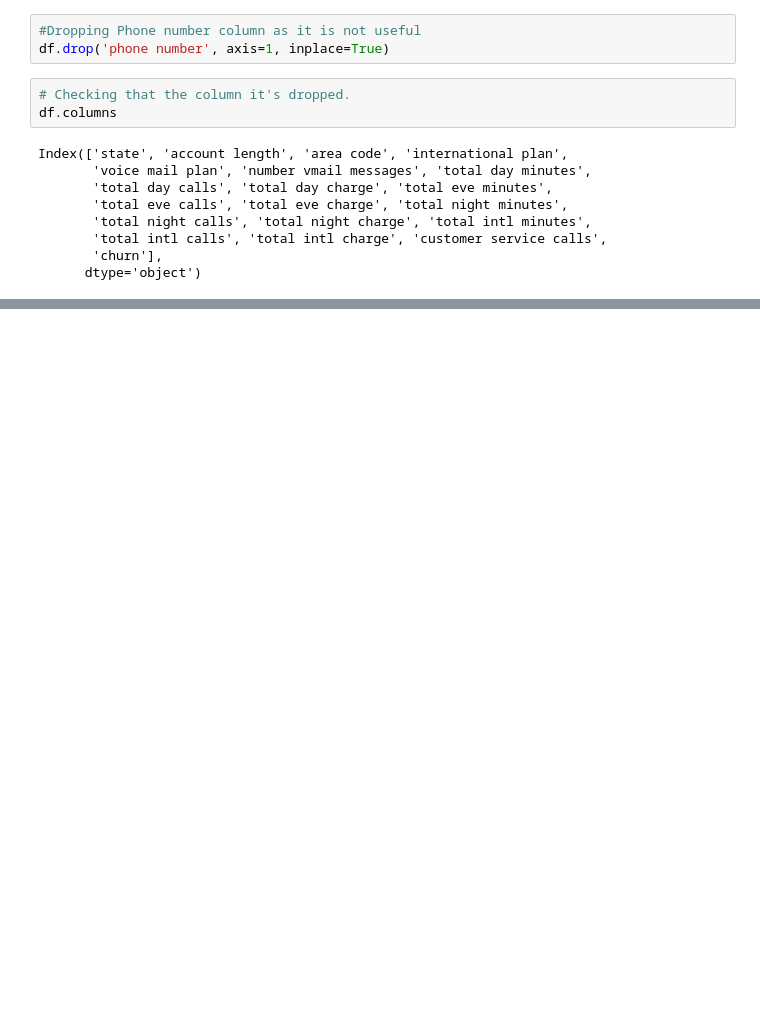
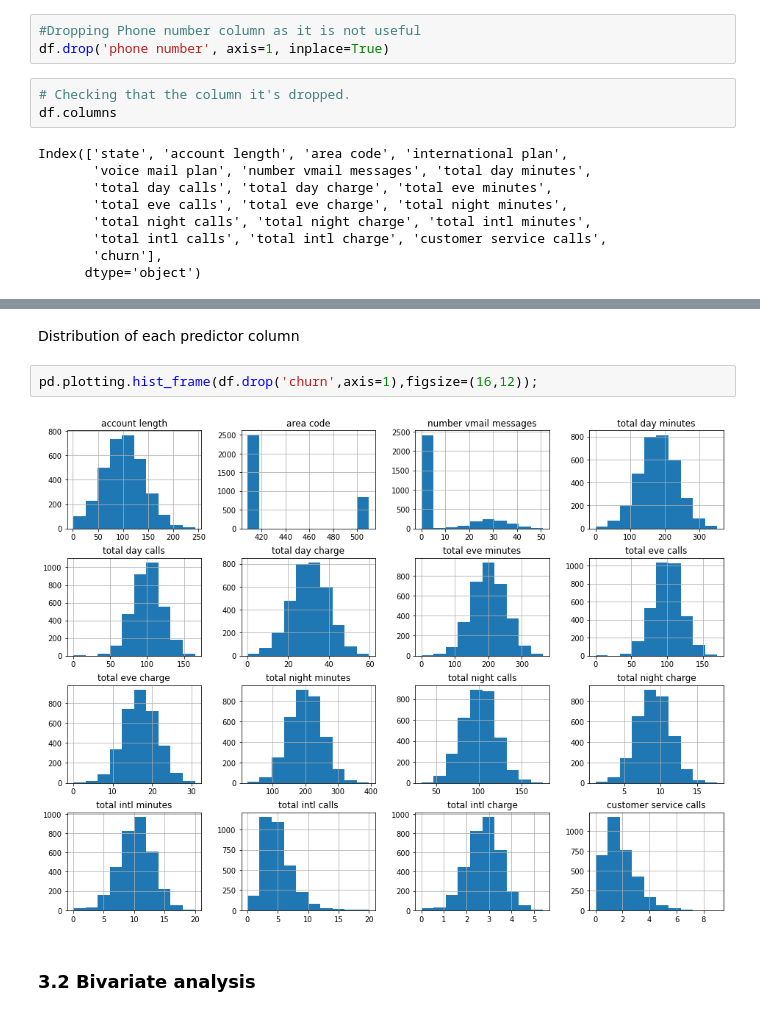
Before and after one commit to Ingavi39/Phase-3-project-, a Jupyter notebook: Phase 3 project.ipynb, the cells around one changed output, grey strips where cells are left out. Cells and saved outputs as stored; diff of their text form; blank space fills up the shorter version.

```diff
--- a/Phase 3 project.ipynb
+++ b/Phase 3 project.ipynb
@@ -206,0 +206,8 @@ TypeError: numpy boolean subtract, the `-` operator, is not supported, use the b
+# %% [markdown]
+Distribution of each predictor column
+# %%
+pd.plotting.hist_frame(df.drop('churn',axis=1),figsize=(16,12));
+# %% [output]
+[figure, added]
+# %% [markdown]
+### 3.2 Bivariate analysis
```
Also changed, not shown: parts of 38 cells of this notebook.
